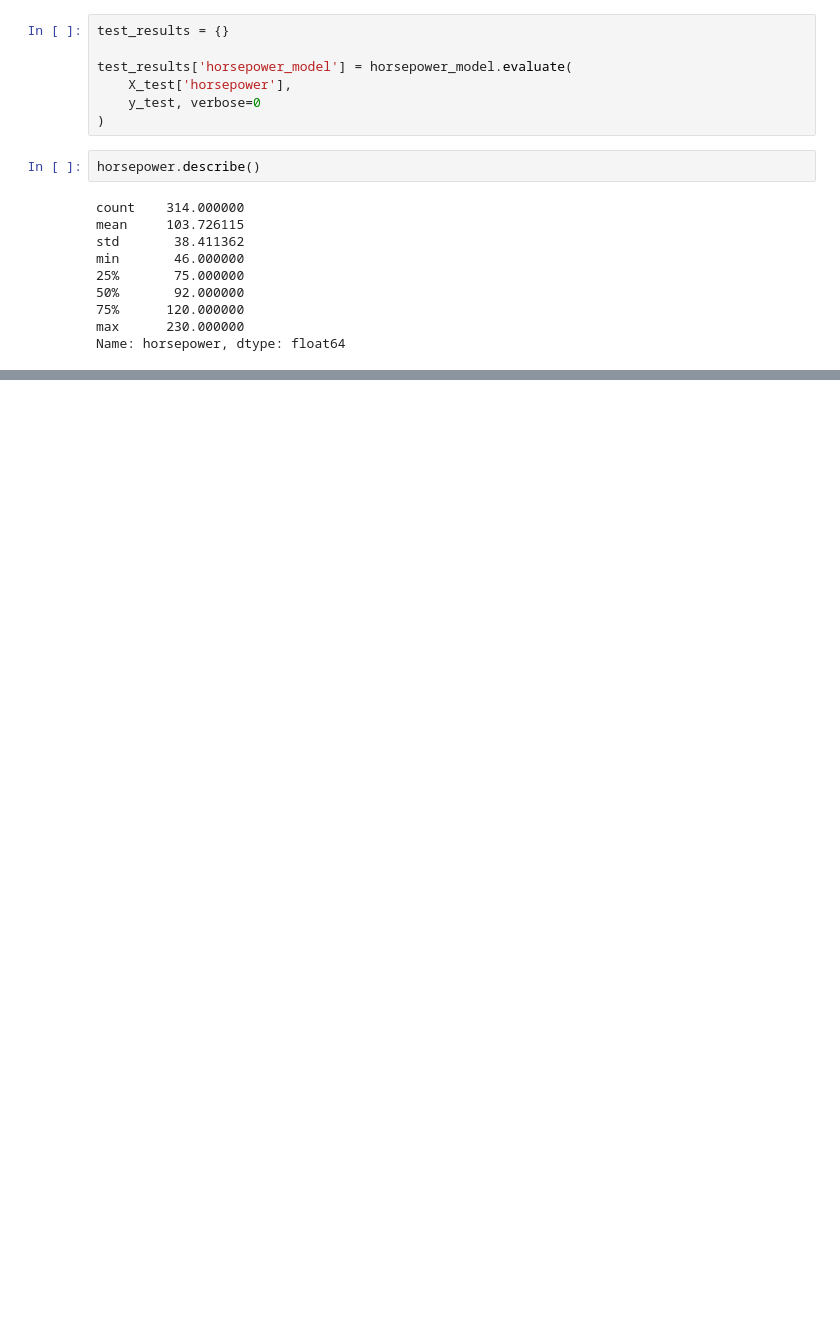
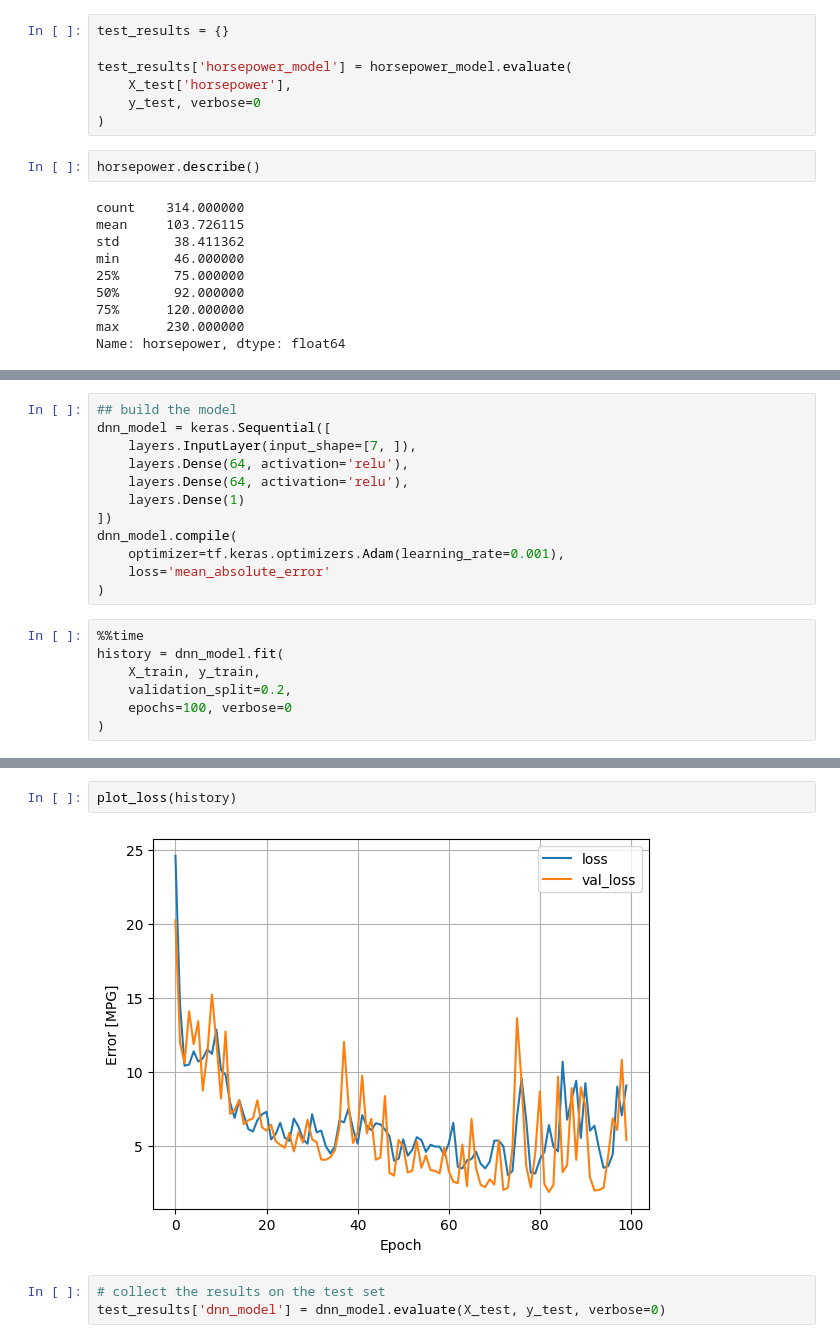
Before and after one commit to mohamedyosef101/learning_area, a Jupyter notebook: TensorFlow/01-Regression.ipynb, the cells around one changed output, grey strips where cells are left out. Cells and saved outputs as stored; diff of their text form; blank space fills up the shorter version.

```diff
--- a/TensorFlow/01-Regression.ipynb
+++ b/TensorFlow/01-Regression.ipynb
@@ -282,0 +316,19 @@ ValueError: x and y must have same first dimension, but have shapes (251,) and (
+# %%
+## build the model
+dnn_model = keras.Sequential([
+    layers.InputLayer(input_shape=[7, ]),
+    layers.Dense(64, activation='relu'),
+    layers.Dense(64, activation='relu'),
+    layers.Dense(1)
+])
+dnn_model.compile(
+    optimizer=tf.keras.optimizers.Adam(learning_rate=0.001),
+    loss='mean_absolute_error'
+)
+# %%
+%%time
+history = dnn_model.fit(
+    X_train, y_train,
+    validation_split=0.2,
+    epochs=100, verbose=0
+)
@@ -282,0 +338,7 @@ ValueError: x and y must have same first dimension, but have shapes (251,) and (
+# %%
+plot_loss(history)
+# %% [output]
+[figure, added]
+# %%
+# collect the results on the test set
+test_results['dnn_model'] = dnn_model.evaluate(X_test, y_test, verbose=0)
```
Also changed, not shown: parts of 20 cells of this notebook.
